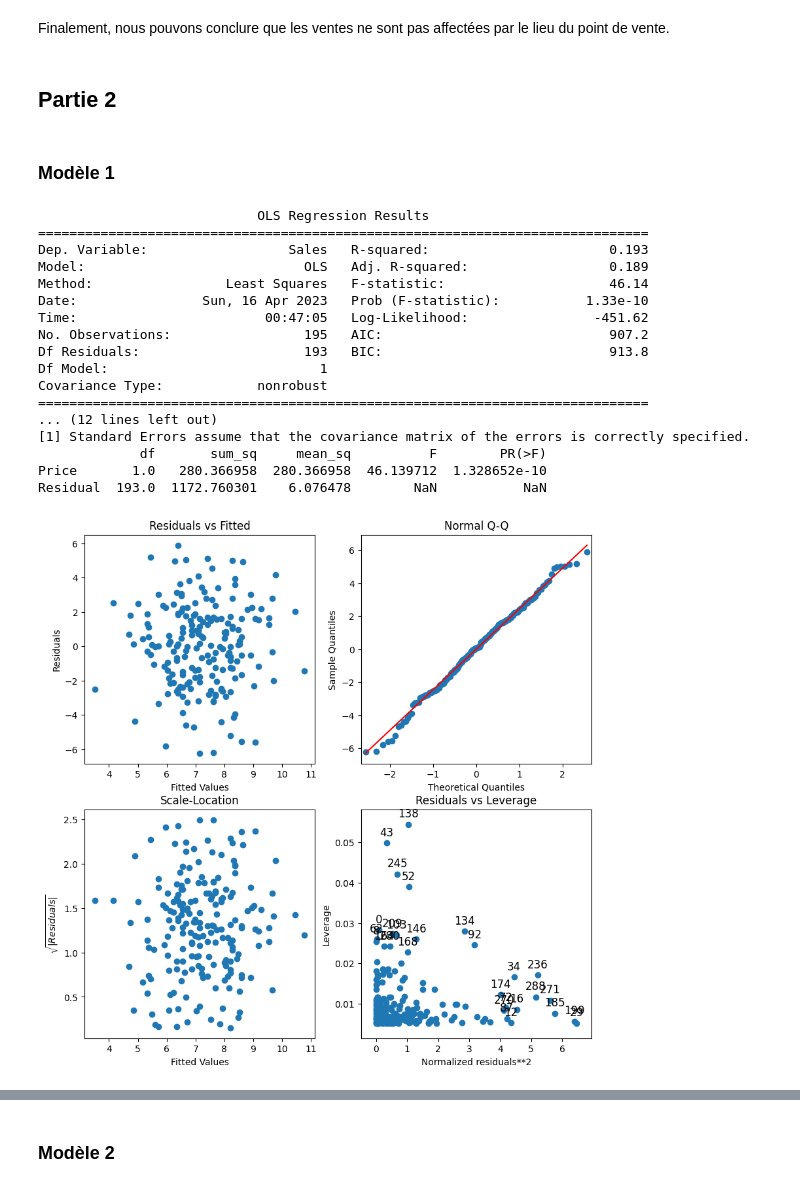
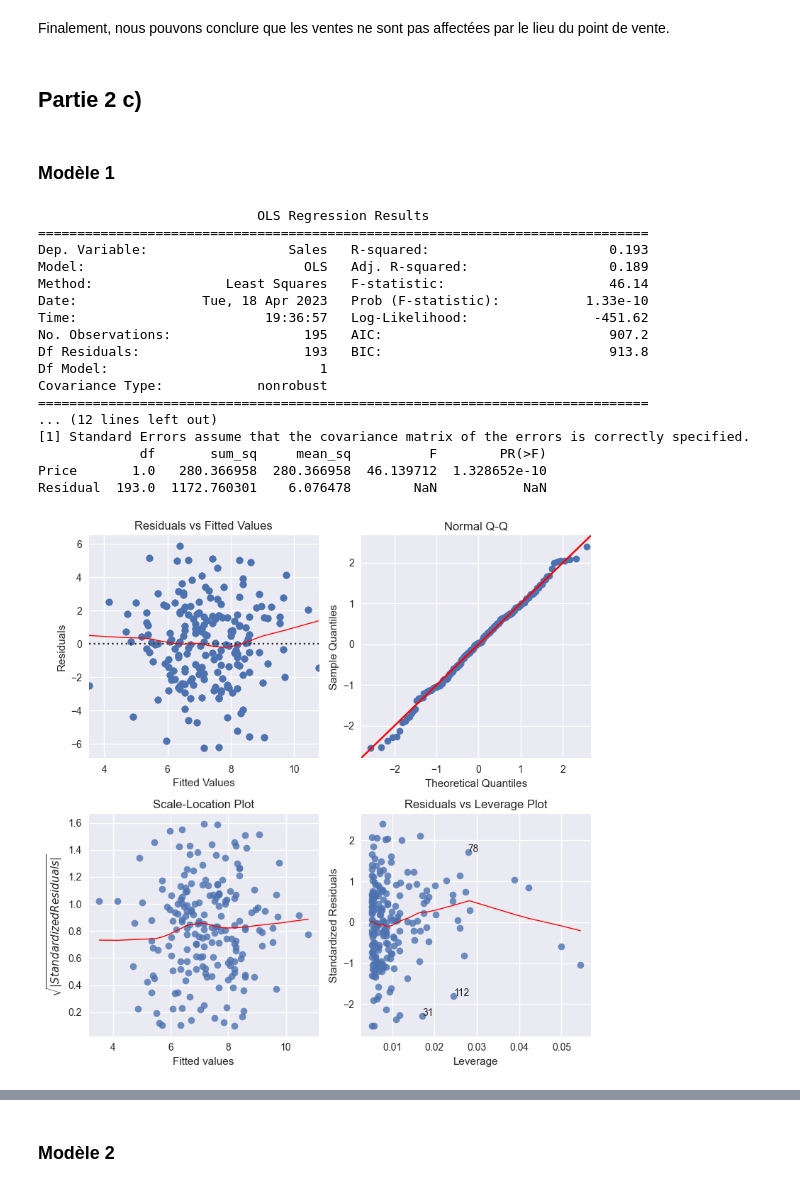
Before and after one commit to TristanVLM/proba-stats, a Jupyter notebook: DevoirDH23.ipynb, the cells around one changed output, grey strips where cells are left out. Drawn from its saved outputs; the diff is of its cells as text; code cells hidden in the pictures.

```diff
--- a/DevoirDH23.ipynb
+++ b/DevoirDH23.ipynb
@@ -213,52 +202,35 @@ La p-value est supérieure à 0,05, on ne rejette pas l’hypothèse nulle. On p
 # %% [markdown]
 Finalement, nous pouvons conclure que les ventes ne sont pas affectées par le lieu du point de vente.
 # %% [markdown]
-## Partie 2
+## Partie 2 c)
 # %% [markdown]
 ### Modèle 1
-# %%
-modele1 = sm.formula.ols('Sales ~ Price', data=df).fit()
-print(modele1.summary())
-
-anova = sm.stats.anova_lm(modele1)
-print(anova)
-
-residuals = modele1.resid
-fitted = modele1.fittedvalues
-fig, ax = plt.subplots(2, 2, figsize=(10, 10))
-ax[0][0].scatter(fitted, residuals)
-ax[0][0].set_xlabel('Fitted Values')
-ax[0][0].set_ylabel('Residuals')
-ax[0][0].set_title('Residuals vs Fitted')
-
-sm.qqplot(residuals, line='s', ax=ax[0][1])
-ax[0][1].set_title('Normal Q-Q')
-
-sqrt_abs_residuals = np.sqrt(np.abs(residuals))
-ax[1][0].scatter(fitted, sqrt_abs_residuals)
-ax[1][0].set_xlabel('Fitted Values')
-ax[1][0].set_ylabel('$\sqrt{|Residuals|}$')
-ax[1][0].set_title('Scale-Location')
-
-sm.graphics.plot_leverage_resid2(modele1, ax=ax[1][1])
-ax[1][1].set_title('Residuals vs Leverage')
-plt.show()
-# %% [output]
-                            OLS Regression Results
-==============================================================================
-Dep. Variable:                  Sales   R-squared:                       0.193
-Model:                            OLS   Adj. R-squared:                  0.189
-Method:                 Least Squares   F-statistic:                     46.14
-Date:                Sun, 16 Apr 2023   Prob (F-statistic):           1.33e-10
-Time:                        00:47:05   Log-Likelihood:                -451.62
-No. Observations:                 195   AIC:                             907.2
-Df Residuals:                     193   BIC:                             913.8
-Df Model:                           1
-Covariance Type:            nonrobust
-==============================================================================
-... (12 lines left out)
-[1] Standard Errors assume that the covariance matrix of the errors is correctly specified.
-             df       sum_sq     mean_sq          F        PR(>F)
-Price       1.0   280.366958  280.366958  46.139712  1.328652e-10
-Residual  193.0  1172.760301    6.076478        NaN           NaN
-[figure, removed]
+# %%
+# Fichier Python que nous avons créé pour plot les graphes de régression
+from regressionGraph import plotRegressionGraph
+modele1 = sm.formula.ols('Sales ~ Price', data=df).fit()
+print(modele1.summary())
+
+anova = sm.stats.anova_lm(modele1)
+print(anova)
+
+plotRegressionGraph(modele1)
+# %% [output]
+                            OLS Regression Results
+==============================================================================
+Dep. Variable:                  Sales   R-squared:                       0.193
+Model:                            OLS   Adj. R-squared:                  0.189
+Method:                 Least Squares   F-statistic:                     46.14
+Date:                Tue, 18 Apr 2023   Prob (F-statistic):           1.33e-10
+Time:                        19:36:57   Log-Likelihood:                -451.62
+No. Observations:                 195   AIC:                             907.2
+Df Residuals:                     193   BIC:                             913.8
+Df Model:                           1
+Covariance Type:            nonrobust
+==============================================================================
+... (12 lines left out)
+[1] Standard Errors assume that the covariance matrix of the errors is correctly specified.
+             df       sum_sq     mean_sq          F        PR(>F)
+Price       1.0   280.366958  280.366958  46.139712  1.328652e-10
+Residual  193.0  1172.760301    6.076478        NaN           NaN
+[figure, added]
```
Also changed, not shown: parts of 28 cells of this notebook, 1 other file.
